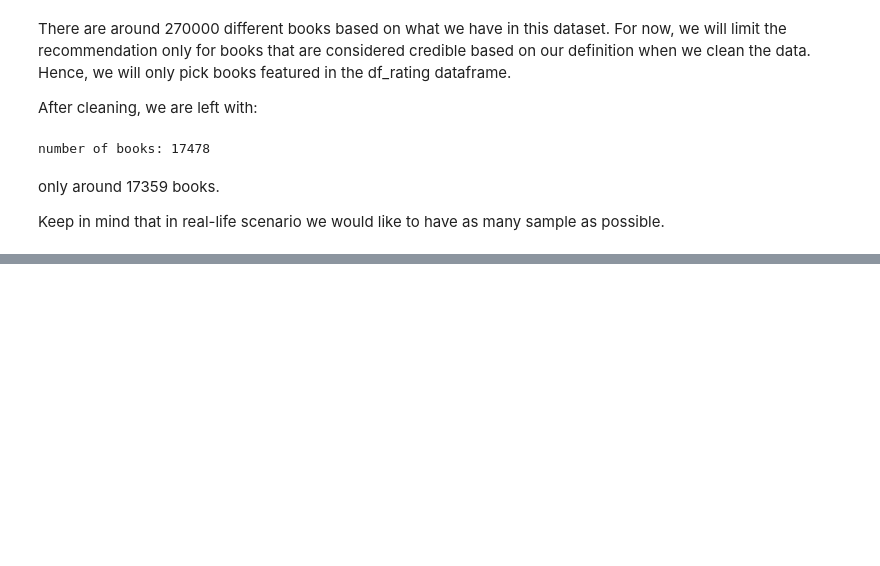
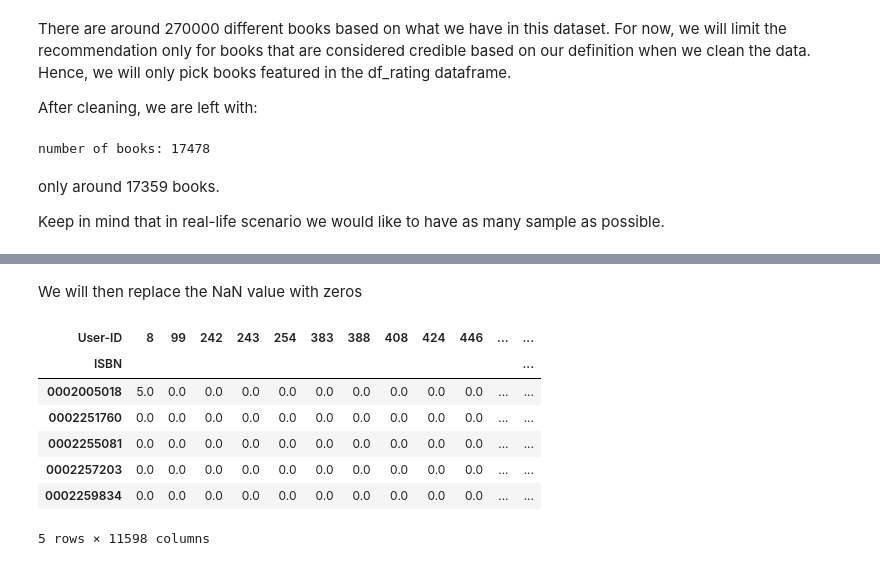
Before and after one commit to Navneet-Nicer/Book-Recommendation-System, a Jupyter notebook: Unsupervised_ML_Book_Recommendation_System3.ipynb, the cells around one changed output, grey strips where cells are left out. Drawn from its saved outputs; the diff is of its cells as text; code cells hidden in the pictures; blank space fills up the shorter version.

```diff
--- a/Unsupervised_ML_Book_Recommendation_System3.ipynb
+++ b/Unsupervised_ML_Book_Recommendation_System3.ipynb
@@ -297,0 +426,3 @@ Keep in mind that in real-life scenario we would like to have as many sample as
+# %%
+final_dataset = df_rating.pivot(index='ISBN',columns='User-ID',values='Book-Rating')
+final_dataset.head()
@@ -297,0 +438,14 @@ Keep in mind that in real-life scenario we would like to have as many sample as
+# %% [markdown]
+We will then replace the NaN value with zeros
+# %%
+final_dataset = final_dataset.fillna(0)
+final_dataset.head()
+# %% [output]
+| User-ID | 8 | 99 | 242 | 243 | 254 | 383 | 388 | 408 | 424 | 446 | ... | ... |
+| ISBN |  |  |  |  |  |  |  |  |  |  |  | ... |
+| 0002005018 | 5.0 | 0.0 | 0.0 | 0.0 | 0.0 | 0.0 | 0.0 | 0.0 | 0.0 | 0.0 | ... | ... |
+| 0002251760 | 0.0 | 0.0 | 0.0 | 0.0 | 0.0 | 0.0 | 0.0 | 0.0 | 0.0 | 0.0 | ... | ... |
+| 0002255081 | 0.0 | 0.0 | 0.0 | 0.0 | 0.0 | 0.0 | 0.0 | 0.0 | 0.0 | 0.0 | ... | ... |
+| 0002257203 | 0.0 | 0.0 | 0.0 | 0.0 | 0.0 | 0.0 | 0.0 | 0.0 | 0.0 | 0.0 | ... | ... |
+| 0002259834 | 0.0 | 0.0 | 0.0 | 0.0 | 0.0 | 0.0 | 0.0 | 0.0 | 0.0 | 0.0 | ... | ... |
+5 rows × 11598 columns
```
Also changed, not shown: parts of 14 cells of this notebook.
